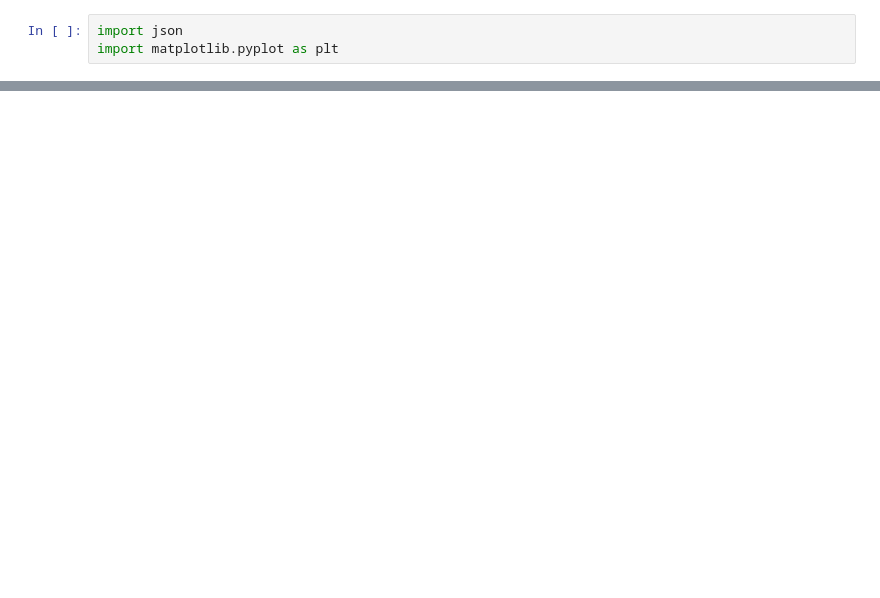
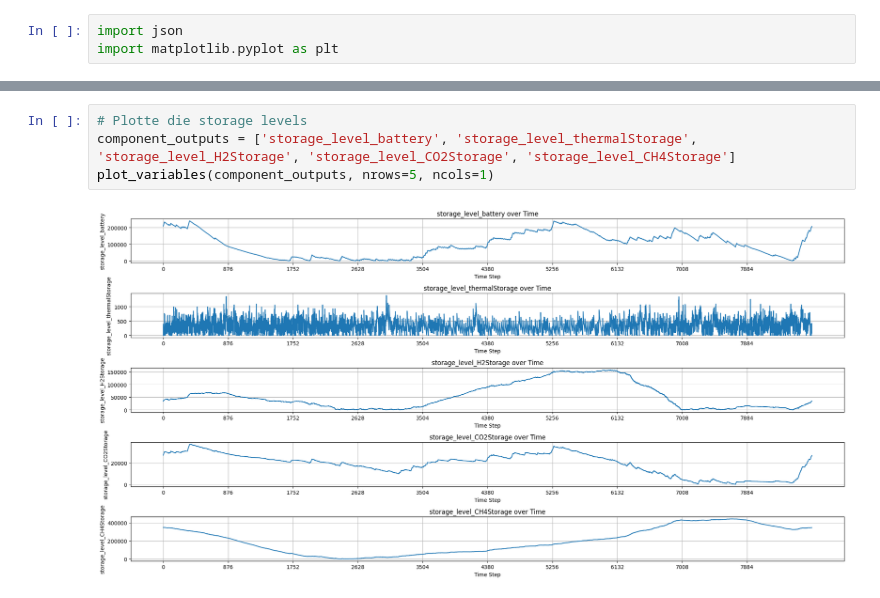
Before and after one commit to raphael-langer/ModE, a Jupyter notebook: Datenbank/Plots_TMA_test.ipynb, the cells around one changed output, grey strips where cells are left out. Drawn from its saved outputs; the diff is of its cells as text; blank space fills up the shorter version.

```diff
--- a/Datenbank/Plots_TMA_test.ipynb
+++ b/Datenbank/Plots_TMA_test.ipynb
@@ -83,0 +84,6 @@ plot_variables(CH4_storage, nrows=2, ncols=3)
+# %%
+# Plotte die storage levels
+component_outputs = ['storage_level_battery', 'storage_level_thermalStorage', 'storage_level_H2Storage', 'storage_level_CO2Storage', 'storage_level_CH4Storage']
+plot_variables(component_outputs, nrows=5, ncols=1)
+# %% [output]
+[figure, added]
```
Also changed, not shown: parts of 3 cells of this notebook, 18 other files.
